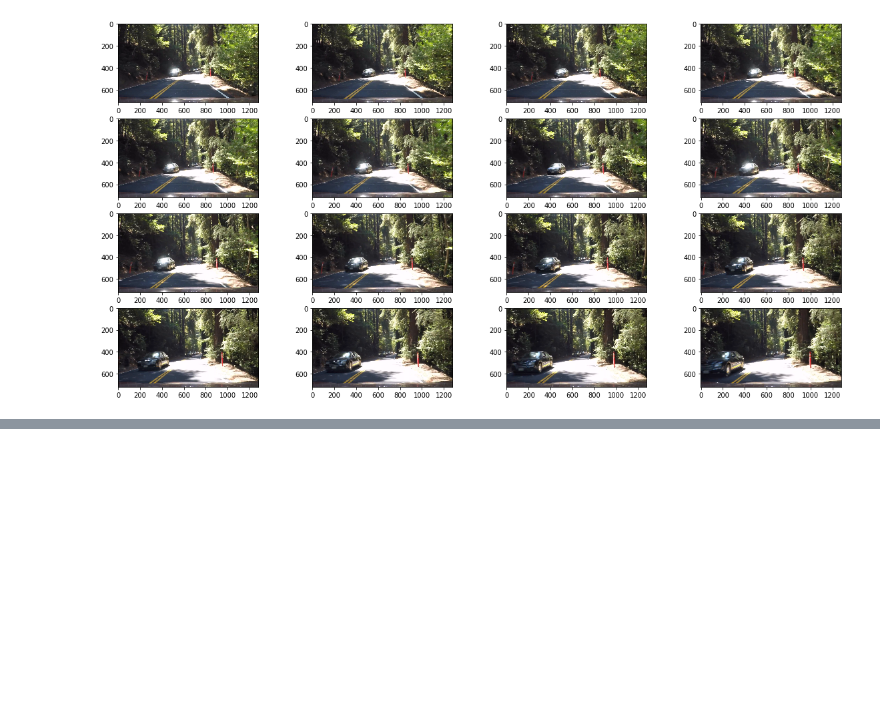
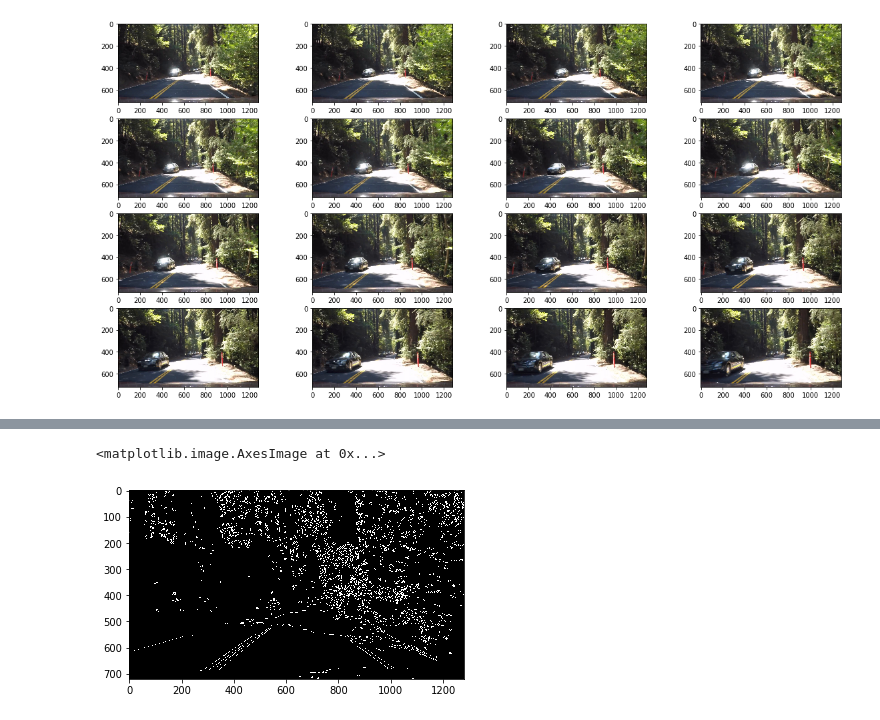
Before and after one commit to dmitrydi/advanced_lanes, a Jupyter notebook: P1.ipynb, the cells around one changed output, grey strips where cells are left out. Drawn from its saved outputs; the diff is of its cells as text; code cells hidden in the pictures; blank space fills up the shorter version.

```diff
--- a/P1.ipynb
+++ b/P1.ipynb
@@ -556,0 +613,6 @@ for i in range(16):
+# %%
+b_can = cv2.Canny(gray_bfile, 100,300,6)/255
+plt.imshow(b_can, cmap='gray')
+# %% [output]
+<matplotlib.image.AxesImage at 0x...>
+[figure, added]
```
Also changed, not shown: parts of 20 cells of this notebook.
